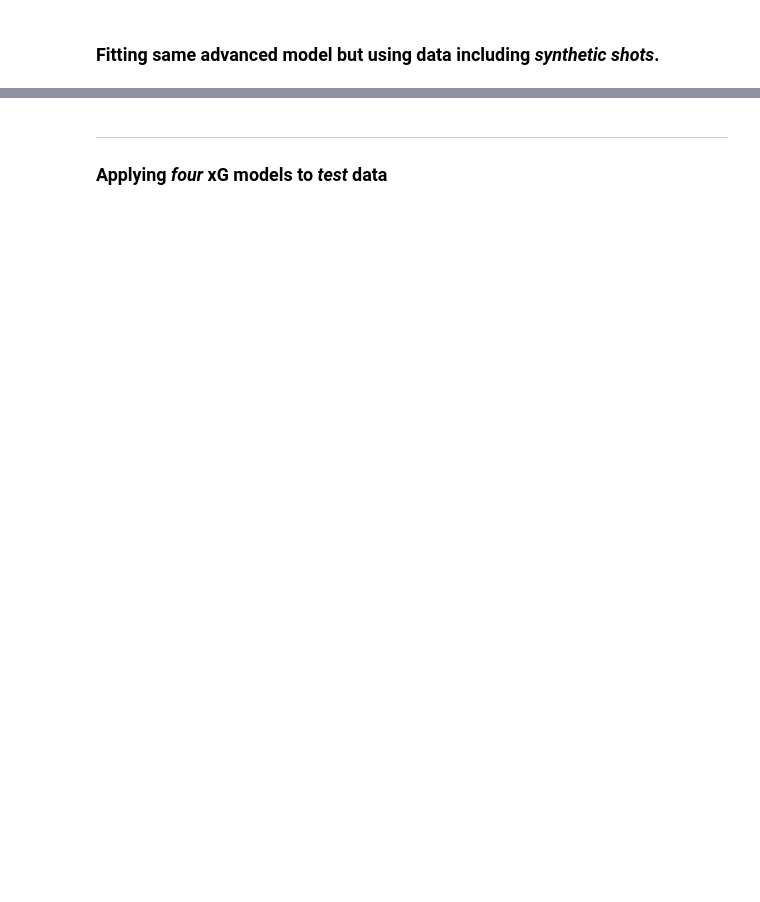
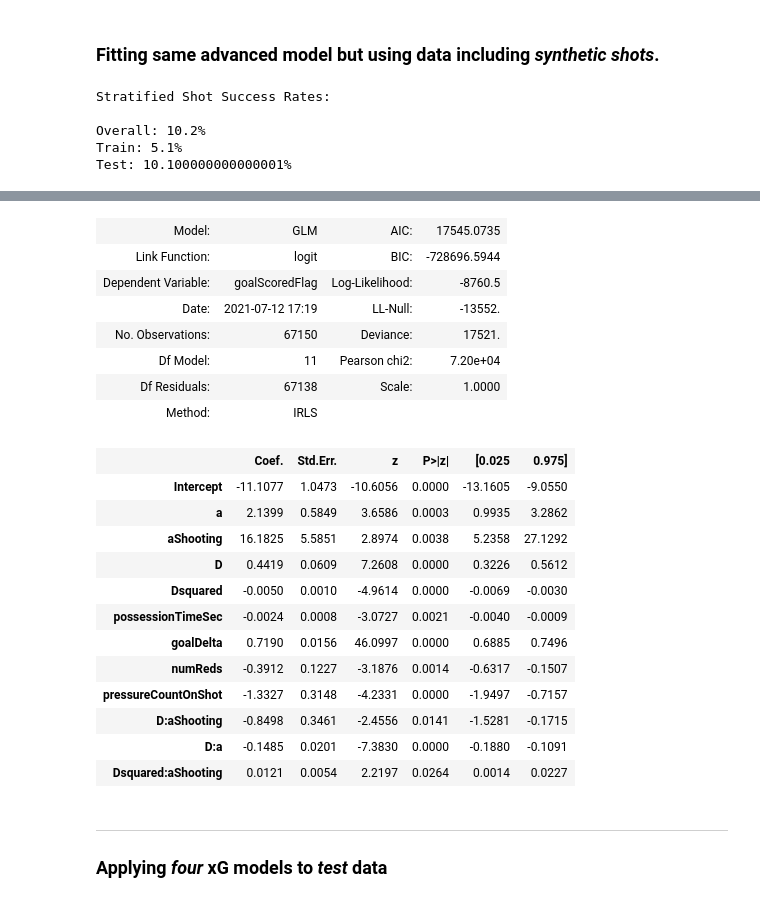
Before and after one commit to christiangilson/MSc-Applied-Statistics-Project-Code, a Jupyter notebook: Modelling/xG/Python xG Feature Engineering & Modelling.ipynb, the cells around one changed output, grey strips where cells are left out. Cells and saved outputs as stored; diff of their text form; code cells hidden in the pictures; blank space fills up the shorter version.

```diff
--- a/Modelling/xG/Python xG Feature Engineering & Modelling.ipynb
+++ b/Modelling/xG/Python xG Feature Engineering & Modelling.ipynb
@@ -176,6 +176,17 @@ df_shots.to_csv('/Users/christian/Desktop/University/Birkbeck MSc Applied Statis
 # %%
-df_shots.read_csv('/Users/christian/Desktop/University/Birkbeck MSc Applied Statistics/Project/Data/Analysis Ready/Opta Engineered Shots/Engineered Shots.csv')
+%%time
+
+df = pd.read_csv('/Users/christian/Desktop/University/Birkbeck MSc Applied Statistics/Project/Data/Analysis Ready/Opta Engineered Shots/Engineered Events.csv')
+df_shots = pd.read_csv('/Users/christian/Desktop/University/Birkbeck MSc Applied Statistics/Project/Data/Analysis Ready/Opta Engineered Shots/Engineered Shots.csv')
 
 # converting the timestamp string to a datetime
+df['timeStamp'] = pd.to_datetime(df.timeStamp, format='%Y-%m-%d %H:%M:%S.%f')
+df['kickOffDateTime'] = pd.to_datetime(df.kickOffDateTime, format='%Y-%m-%d %H:%M:%S.%f')
+
+# converting the timestamp string to a datetime for shots
 df_shots['timeStamp'] = pd.to_datetime(df_shots.timeStamp, format='%Y-%m-%d %H:%M:%S.%f')
 df_shots['kickOffDateTime'] = pd.to_datetime(df_shots.kickOffDateTime, format='%Y-%m-%d %H:%M:%S.%f')
+
+# excluding pens
+df_pens = df_shots.loc[df_shots['penaltyFlag'] == 1].reset_index(drop=True).copy()
+df_shots = df_shots.loc[df_shots['penaltyFlag'] == 0].reset_index(drop=True).copy()
@@ -192,31 +208,33 @@ df_shots['kickOffDateTime'] = pd.to_datetime(df_shots.kickOffDateTime, format='%
 * And will then push it through the geometric function to add the geometric features.
 # %%
+np.random.seed(0)
+
 # adding some flags to enable differentiation between real and synthetic shots
 df_synthetic['eventType'] = 'shot'
 df_synthetic['realOrSynthetic'] = 'synthetic'
 df_synthetic['goalScoredFlag'] = df_synthetic.goal
 
 # synthesising goalDelta: sampling from normal distribution and rounding to nearest integer
-df_synthetic['goalDelta'] = np.round(np.random.normal(loc=df_shots.goalDelta.mean(), scale=df_shots.goalDelta.std(), size=len(df_shots)), 0).astype(int)
+df_synthetic['goalDelta'] = np.round(np.random.normal(loc=df_shots.goalDelta.mean(), scale=df_shots.goalDelta.std(), size=len(df_synthetic)), 0).astype(int)
 
 # synthesising numReds: sampling from normal and rounding to nearest integer
-df_synthetic['numReds'] = np.round(np.random.normal(loc=df_shots.numReds.mean(), scale=df_shots.numReds.std(), size=len(df_shots)), 0).astype(int)
+df_synthetic['numReds'] = np.round(np.random.normal(loc=df_shots.numReds.mean(), scale=df_shots.numReds.std(), size=len(df_synthetic)), 0).astype(int)
 
 # synthesising possessionTimeSec by simulating from exponential with scale = mean (possessionTimeSec is a lifetime)
-df_synthetic['possessionTimeSec'] = np.random.exponential(scale=df_shots.possessionTimeSec.mean(), size=len(df_shots))
+df_synthetic['possessionTimeSec'] = np.random.exponential(scale=df_shots.possessionTimeSec.mean(), size=len(df_synthetic))
 
 # synthesising playerPossessionTimeSec by simulating from an exponential with scale = mean (playerPossessionTimeSec is a lifetime)
-df_synthetic['playerPossessionTimeSec'] = np.random.exponential(scale=df_shots.playerPossessionTimeSec.mean(), size=len(df_shots))
+df_synthetic['playerPossessionTimeSec'] = np.random.exponential(scale=df_shots.playerPossessionTimeSec.mean(), size=len(df_synthetic))
 
 # penaltyFlag, setting to 0 for all synthetic shots because all synthetic shots are taken outside the box
 df_synthetic['penaltyFlag'] = 0
 
-# pressureCountOnShot, setting these to 0, too, given where the synthetic shots are being taken from
-df_synthetic['pressureCountOnShot'] = 0
+# pressureCountOnShot, simulating these from a poisson
+df_synthetic['pressureCountOnShot'] = np.random.poisson(lam=df_shots.pressureCountOnShot.mean(), size=len(df_synthetic))
 
 # passing the synthetic shots dataframe through the geometric shot feature engineering function
 ## dropping the "goal" column so that we can easily concatenate the synthetic shots with the real shots
-df_synthetic_enriched = xG.xG_geometric_shot_feature_engineering(df_synthetic).drop(columns='goal')
+df_synthetic_enriched = xG.xG_geometric_synthetic_shot_feature_engineering(df_synthetic).drop(columns='goal')
 
 # concatenating real and synthetic shots
 ## starting by just copying the real shots
@@ -232,6 +250,10 @@ df_shots_incl_synthetic = pd.concat([df_shots_incl_synthetic[df_synthetic_enrich
 # %%
 # splitting into a dataframe for training and dataframe for testing
 ## stratifying the successFlag
-df_shots_train, df_shots_test = train_test_split(df_shots, test_size=0.2, stratify=df_shots.goalScoredFlag, random_state=0, shuffle=True)
+
+test_size = 0.23
+random_state = 0
+
+df_shots_train, df_shots_test = train_test_split(df_shots, test_size=test_size, stratify=df_shots.goalScoredFlag, random_state=random_state, shuffle=True)
 
 print (f'Stratified Shot Success Rates:\n\nOverall: {100*np.round(df_shots.goalScoredFlag.mean(),3)}%\nTrain: {100*np.round(df_shots_train.goalScoredFlag.mean(), 3)}%\nTest: {100*np.round(df_shots_test.goalScoredFlag.mean(), 3)}%\n')
@@ -270,16 +350,26 @@ xG_model_adv.summary2()
 # %% [markdown]
 ### **Fitting same advanced model but using data including *synthetic shots*.**
 # %%
-df_shots_train, df_shots_test = train_test_split(df_shots_incl_synthetic, test_size=0.4, stratify=df_shots_incl_synthetic.goalScoredFlag, random_state=0, shuffle=True)
+df_shots_train, df_shots_test = train_test_split(df_shots_incl_synthetic, test_size=test_size, stratify=df_shots_incl_synthetic.goalScoredFlag, random_state=random_state, shuffle=True)
 
 # now getting rid of the synthetic shots from the test data
-df_shots_test = df_shots_test.loc[df_shots_test['realOrSynthetic'] ==  'real'].reset_index(drop=True).copy()
+df_shots_test = df_shots_test.loc[df_shots_test['realOrSynthetic'] == 'real'].reset_index(drop=True).copy()
 
 print (f'Stratified Shot Success Rates:\n\nOverall: {100*np.round(df_shots.goalScoredFlag.mean(),3)}%\nTrain: {100*np.round(df_shots_train.goalScoredFlag.mean(), 3)}%\nTest: {100*np.round(df_shots_test.goalScoredFlag.mean(), 3)}%\n')
+# %% [output]
+Stratified Shot Success Rates:
+
+Overall: 10.2%
+Train: 5.1%
+Test: 10.100000000000001%
 # %%
 %%time
 
-xG_model_adv_syn = smf.glm(formula=xG_formula_adv, data=df_shots_train\
+xG_formula_adv_syn = "goalScoredFlag ~  a + aShooting + D + Dsquared +\
+                    possessionTimeSec + goalDelta + numReds + pressureCountOnShot +\
+                    D*aShooting + D*a + Dsquared*aShooting"
+xG_model_adv_syn = smf.glm(formula=xG_formula_adv_syn, data=df_shots_train\
                  ,family=sm.families.Binomial()).fit()
 
 xG_model_adv_syn.summary2()
+# %% [output]
@@ -286,3 +378,24 @@ xG_model_adv_syn.summary2()
+| Model: | GLM | AIC: | 17545.0735 |
+| Link Function: | logit | BIC: | -728696.5944 |
+| Dependent Variable: | goalScoredFlag | Log-Likelihood: | -8760.5 |
+| Date: | 2021-07-12 17:19 | LL-Null: | -13552. |
+| No. Observations: | 67150 | Deviance: | 17521. |
+| Df Model: | 11 | Pearson chi2: | 7.20e+04 |
+| Df Residuals: | 67138 | Scale: | 1.0000 |
+| Method: | IRLS |  |  |
+|  | Coef. | Std.Err. | z | P>|z| | [0.025 | 0.975] |
+| Intercept | -11.1077 | 1.0473 | -10.6056 | 0.0000 | -13.1605 | -9.0550 |
+| a | 2.1399 | 0.5849 | 3.6586 | 0.0003 | 0.9935 | 3.2862 |
+| aShooting | 16.1825 | 5.5851 | 2.8974 | 0.0038 | 5.2358 | 27.1292 |
+| D | 0.4419 | 0.0609 | 7.2608 | 0.0000 | 0.3226 | 0.5612 |
+| Dsquared | -0.0050 | 0.0010 | -4.9614 | 0.0000 | -0.0069 | -0.0030 |
+| possessionTimeSec | -0.0024 | 0.0008 | -3.0727 | 0.0021 | -0.0040 | -0.0009 |
+| goalDelta | 0.7190 | 0.0156 | 46.0997 | 0.0000 | 0.6885 | 0.7496 |
+| numReds | -0.3912 | 0.1227 | -3.1876 | 0.0014 | -0.6317 | -0.1507 |
+| pressureCountOnShot | -1.3327 | 0.3148 | -4.2331 | 0.0000 | -1.9497 | -0.7157 |
+| D:aShooting | -0.8498 | 0.3461 | -2.4556 | 0.0141 | -1.5281 | -0.1715 |
+| D:a | -0.1485 | 0.0201 | -7.3830 | 0.0000 | -0.1880 | -0.1091 |
+| Dsquared:aShooting | 0.0121 | 0.0054 | 2.2197 | 0.0264 | 0.0014 | 0.0227 |
 # %% [markdown]
 ---
 
```
Also changed, not shown: parts of 32 cells of this notebook.
